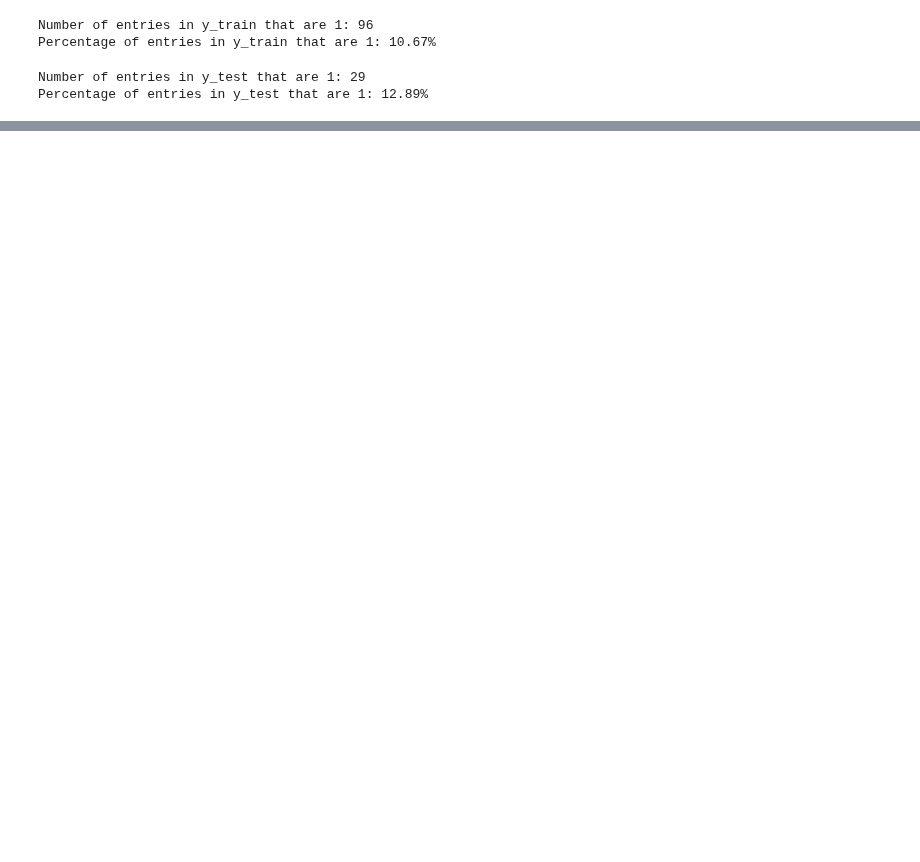
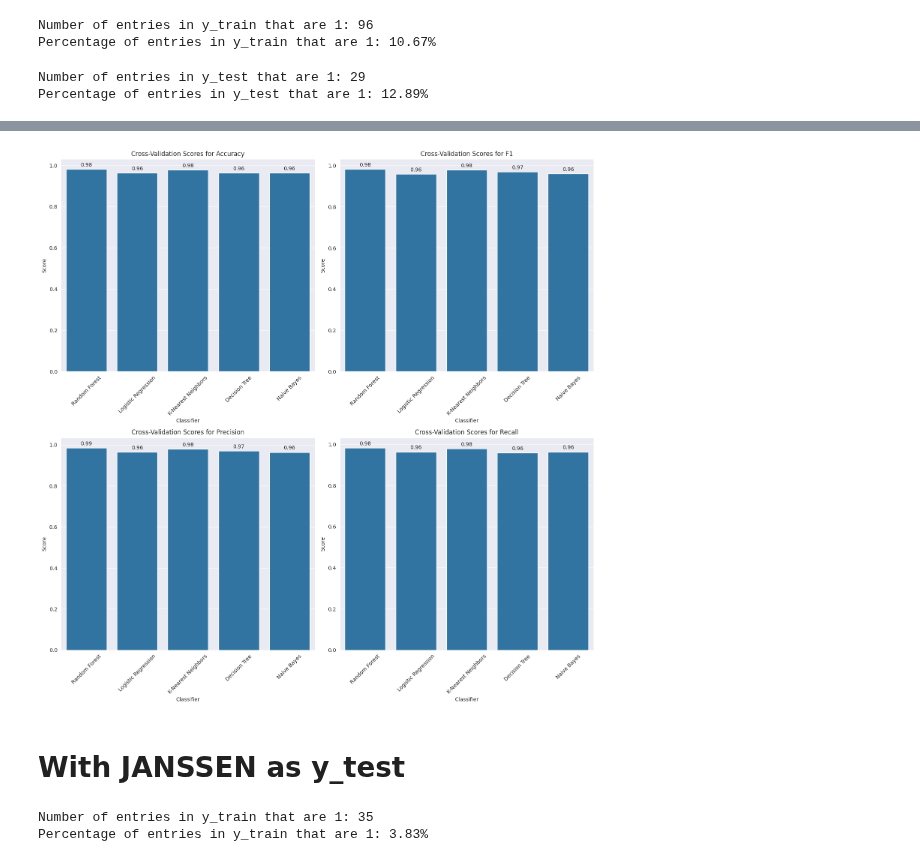
Before and after one commit to ZaNioxX/Masterarbeit, a Jupyter notebook: Machine_Learning/evaluating models.ipynb, the cells around one changed output, grey strips where cells are left out. Saved outputs shown, nothing was run; the diff lists cells and outputs as text; code cells hidden in the pictures; blank space fills up the shorter version.

```diff
--- a/Machine_Learning/evaluating models.ipynb
+++ b/Machine_Learning/evaluating models.ipynb
@@ -265,0 +278,6 @@ plt.show()
+# %%
+#created in create_embeddings
+X_test = pd.read_csv('../Machine_Learning/X_test_Moderna.csv')
+y_test = pd.read_csv('../Machine_Learning/y_test_Moderna.csv')
+X_train = pd.read_csv('../Machine_Learning/X_train_Moderna.csv')
+y_train = pd.read_csv('../Machine_Learning/y_train_Moderna.csv')
@@ -265,0 +400,37 @@ plt.show()
+# %%
+# Create a 2x2 subplot for the metrics
+fig, axs = plt.subplots(2, 2, figsize=(15, 15))
+
+# Ensure the metrics are sorted for consistent plotting
+metrics = sorted(scoring.keys())
+
+# Loop through metrics and create bar plots
+for i, metric in enumerate(metrics):
+    row = i // 2
+    col = i % 2
+
+    metric_data = df[df["Metric"] == metric]
+    classifiers = metric_data["Classifier"].unique()
+    means = metric_data.groupby("Classifier")["Score"].mean().reindex(classifiers)
+
+    ax = axs[row, col]
+    sns.barplot(x=classifiers, y=means, ax=ax)
+    ax.set_title(f'Cross-Validation Scores for {metric.capitalize()}')
+    ax.set_ylabel('Score')
+    ax.set_xlabel('Classifier')
+    ax.set_xticklabels(classifiers, rotation=45)
+
+    # Annotate each bar with its score
+    for p in ax.patches:
+        height = p.get_height()
+        ax.annotate(f'{height:.2f}', xy=(p.get_x() + p.get_width() / 2., height),
+                    xytext=(0, 3), textcoords='offset points', ha='center', va='bottom')
+
+# Adjust layout
+plt.tight_layout()
+plt.savefig('/home/sebastian/Documents/Masterarbeit/Plots/Metrics/ML/ML_classification_metrics_Moderna_test.pdf')
+plt.show()
+# %% [output]
+[figure, added]
+# %% [markdown]
+# With JANSSEN as y_test
@@ -265,0 +443,16 @@ plt.show()
+# %%
+# Count the occurrences of each value
+value_counts = y_test.value_counts()
+
+# Get the count of 1's
+num_ones = value_counts.get(1, 0)
+
+total_entries = len(y_train)
+
+percent_ones = (num_ones / total_entries) * 100
+
+print(f"Number of entries in y_train that are 1: {num_ones}")
+print(f"Percentage of entries in y_train that are 1: {percent_ones:.2f}%")
+# %% [output]
+Number of entries in y_train that are 1: 35
+Percentage of entries in y_train that are 1: 3.83%
```
Also changed, not shown: parts of 10 cells of this notebook, 6 other files.
